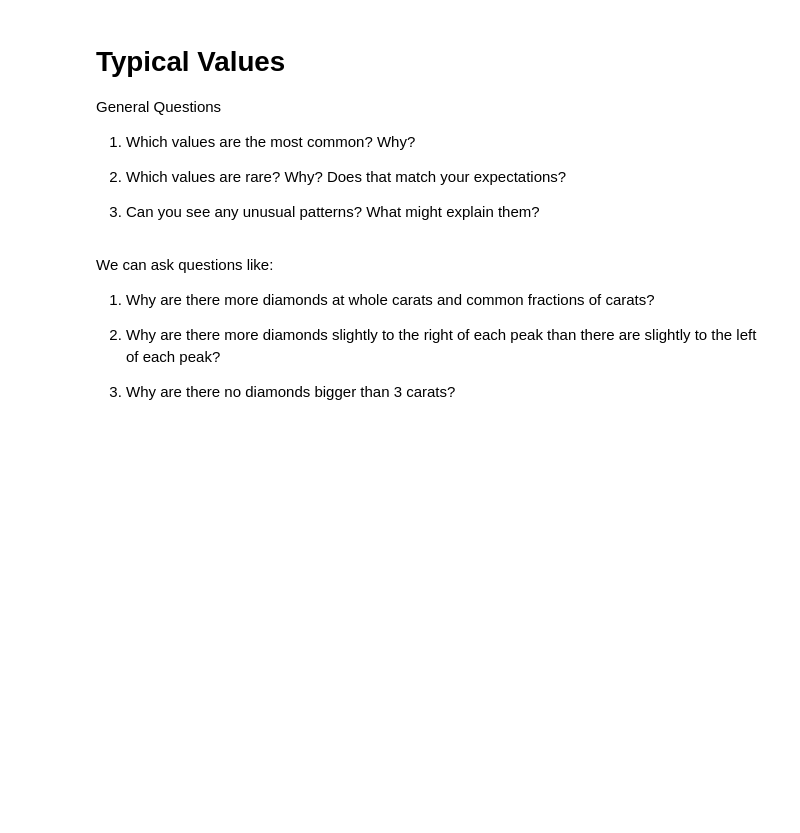
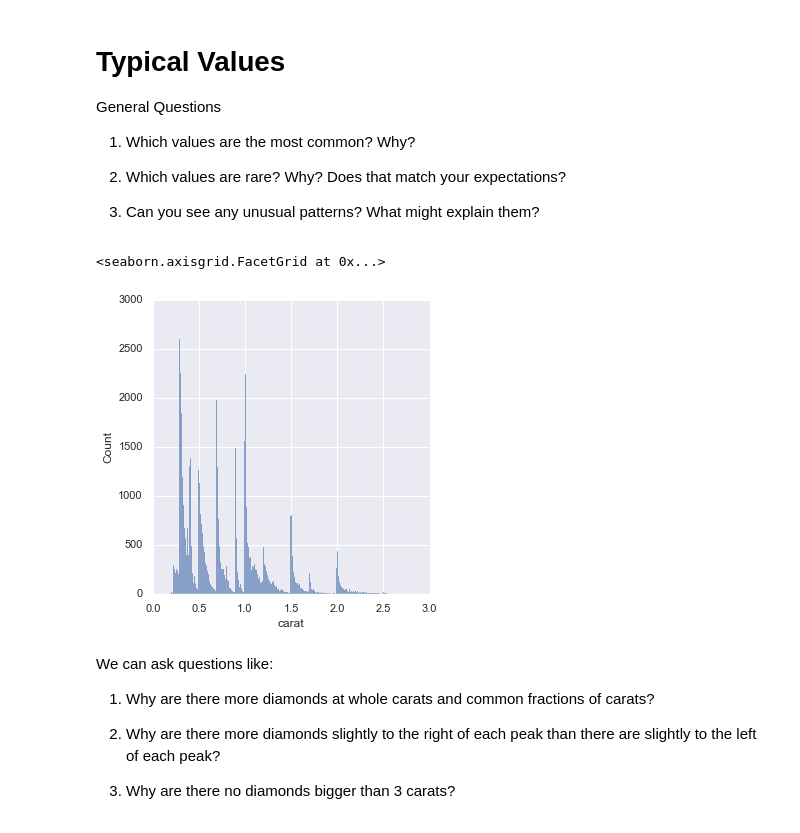
Before and after one commit to JunaidMB/MM_Introduction_to_Data_Science, a Jupyter notebook: W3_Basic_EDA_Stats/notebooks/EDA.ipynb, the cells around one changed output. Drawn from its saved outputs; the diff is of its cells as text; code cells hidden in the pictures; blank space fills up the shorter version.

```diff
--- a/W3_Basic_EDA_Stats/notebooks/EDA.ipynb
+++ b/W3_Basic_EDA_Stats/notebooks/EDA.ipynb
@@ -111,7 +152,10 @@ General Questions
 3. Can you see any unusual patterns? What might explain them?
 # %%
 # Let's look at the histogram below for example
-sns.displot(smaller['carat'], binwidth = 0.01, kde = False )
+sns.displot(smaller['carat'], binwidth = 0.01)
+# %% [output]
+<seaborn.axisgrid.FacetGrid at 0x...>
+[figure, added]
 # %% [markdown]
 We can ask questions like:
 
```
Also changed, not shown: parts of 36 cells of this notebook, 1 other file.
